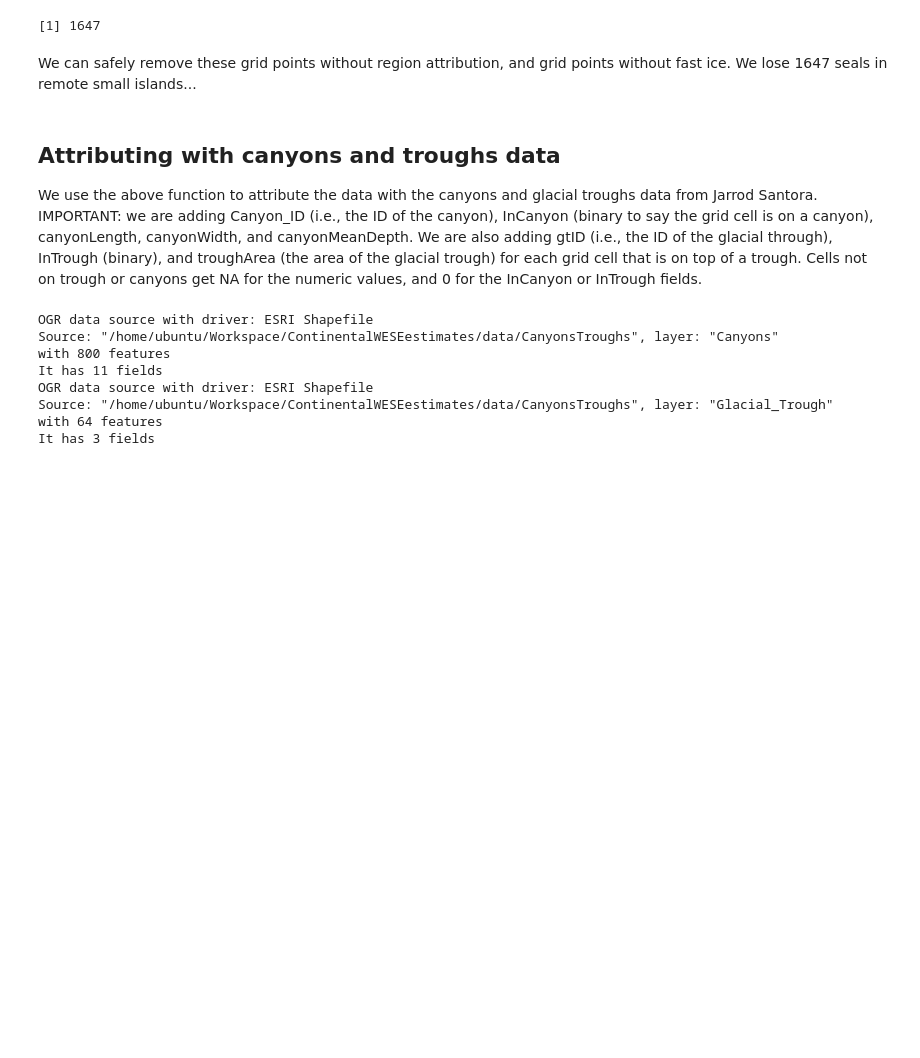
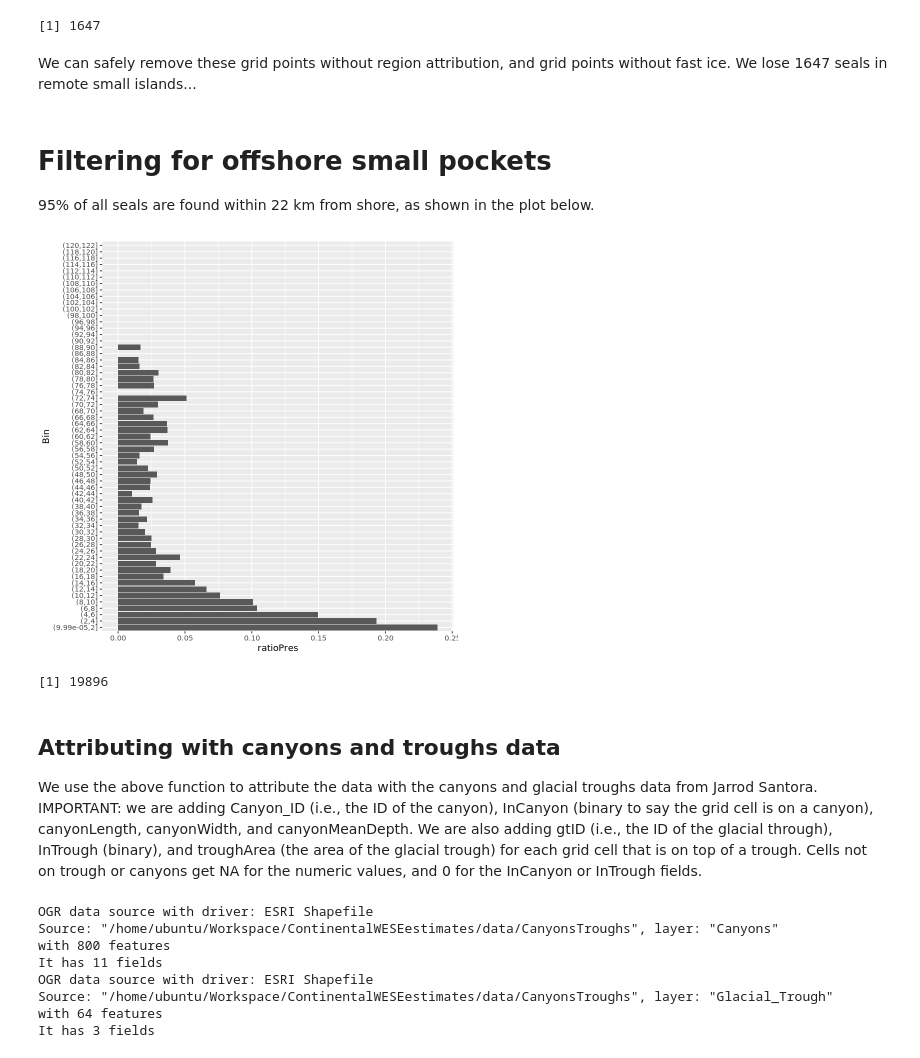
Before and after one commit to pointblue/ContinentalWESEestimates, a Jupyter notebook: notebooks/FitRegressionModels_ofSealAbundeancePresence.ipynb, the cells around one changed output. Cells and saved outputs as stored; diff of their text form; code cells hidden in the pictures; blank space fills up the shorter version.

Commit message:
Latest version of the notebook with better data filters and var scaling.

```diff
--- a/notebooks/FitRegressionModels_ofSealAbundeancePresence.ipynb
+++ b/notebooks/FitRegressionModels_ofSealAbundeancePresence.ipynb
@@ -239,6 +239,31 @@ We can safely remove these grid points without region attribution, and grid poin
 # %%
 wesedf2<-subset(wesedf2,!is.na(Region))
 wesedf2<-subset(wesedf2,fastIcePresent==TRUE)
+# %% [markdown]
+# Filtering for offshore small pockets
+95% of all seals are found within 22 km from shore, as shown in the plot below.
+# %%
+wesedf3<-wesedf2;wesedf3$presence<-ifelse(wesedf3$mdlCol>0,1,0)
+brpres<-subset(wesedf3,presence==1)
+qp<-table(cut(x=brpres$distToShore/1000,
+        breaks=seq(min(wesedf3$distToShore/1000),max(wesedf3$distToShore/1000),by=2)))
+brabs<-subset(wesedf3,presence==0)
+qa<-table(cut(x=brabs$distToShore/1000,
+        breaks=seq(min(wesedf3$distToShore/1000),max(wesedf3$distToShore/1000),by=2)))
+brpdf<-as.data.frame(qp);names(brpdf)<-c("Bin","freqPres")
+bradf<-as.data.frame(qa);names(bradf)<-c("Bin","freqAbs")
+brdf<-merge(brpdf,bradf,by="Bin")
+brdf$total<-brdf$freqPres+brdf$freqAbs
+brdf$ratioPres<-ifelse(brdf$total==0,0,brdf$freqPres/brdf$total)
+ggplot(brdf,aes(x=Bin,y=ratioPres)) + geom_bar(stat="identity") + coord_flip()
+# %% [output]
+[figure, added]
+# %%
+nrow(wesedf2)
+wesedf2<-subset(wesedf2,distToShore <=22000)
+save(wesedf2,file=paste0(pathToLocalGit,"data/dataForLeo.RData"))
+# %% [output]
+[1] 19896
 # %% [markdown]
 ## Attributing with canyons and troughs data ##
 We use the above function to attribute the data with the canyons and glacial troughs data from Jarrod Santora.
```
Also changed, not shown: parts of 15 cells of this notebook.
